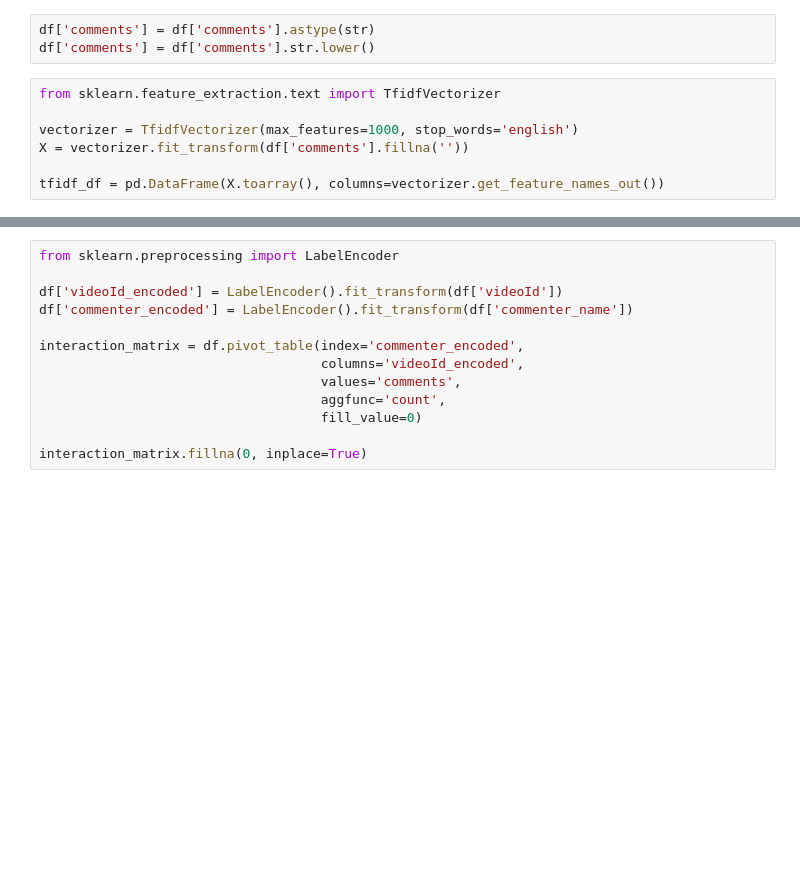
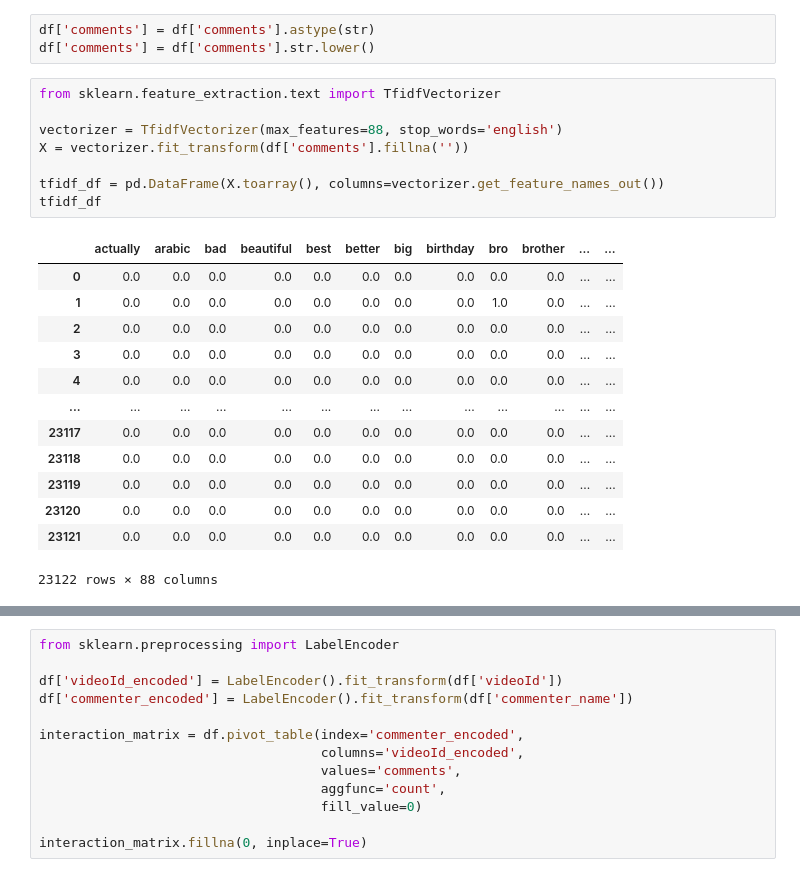
Before and after one commit to Shyam414/YT_Data, a Jupyter notebook: NLP.ipynb, the cells around one changed output, grey strips where cells are left out. Drawn from its saved outputs; the diff is of its cells as text; blank space fills up the shorter version.

```diff
--- a/NLP.ipynb
+++ b/NLP.ipynb
@@ -23,10 +23,25 @@ df['comments'] = df['comments'].str.lower()
 # %%
 from sklearn.feature_extraction.text import TfidfVectorizer
 
-vectorizer = TfidfVectorizer(max_features=1000, stop_words='english')
+vectorizer = TfidfVectorizer(max_features=88, stop_words='english')
 X = vectorizer.fit_transform(df['comments'].fillna(''))
 
 tfidf_df = pd.DataFrame(X.toarray(), columns=vectorizer.get_feature_names_out())
+tfidf_df
+# %% [output]
+|  | actually | arabic | bad | beautiful | best | better | big | birthday | bro | brother | ... | ... |
+| 0 | 0.0 | 0.0 | 0.0 | 0.0 | 0.0 | 0.0 | 0.0 | 0.0 | 0.0 | 0.0 | ... | ... |
+| 1 | 0.0 | 0.0 | 0.0 | 0.0 | 0.0 | 0.0 | 0.0 | 0.0 | 1.0 | 0.0 | ... | ... |
+| 2 | 0.0 | 0.0 | 0.0 | 0.0 | 0.0 | 0.0 | 0.0 | 0.0 | 0.0 | 0.0 | ... | ... |
+| 3 | 0.0 | 0.0 | 0.0 | 0.0 | 0.0 | 0.0 | 0.0 | 0.0 | 0.0 | 0.0 | ... | ... |
+| 4 | 0.0 | 0.0 | 0.0 | 0.0 | 0.0 | 0.0 | 0.0 | 0.0 | 0.0 | 0.0 | ... | ... |
+| ... | ... | ... | ... | ... | ... | ... | ... | ... | ... | ... | ... | ... |
+| 23117 | 0.0 | 0.0 | 0.0 | 0.0 | 0.0 | 0.0 | 0.0 | 0.0 | 0.0 | 0.0 | ... | ... |
+| 23118 | 0.0 | 0.0 | 0.0 | 0.0 | 0.0 | 0.0 | 0.0 | 0.0 | 0.0 | 0.0 | ... | ... |
+| 23119 | 0.0 | 0.0 | 0.0 | 0.0 | 0.0 | 0.0 | 0.0 | 0.0 | 0.0 | 0.0 | ... | ... |
+| 23120 | 0.0 | 0.0 | 0.0 | 0.0 | 0.0 | 0.0 | 0.0 | 0.0 | 0.0 | 0.0 | ... | ... |
+| 23121 | 0.0 | 0.0 | 0.0 | 0.0 | 0.0 | 0.0 | 0.0 | 0.0 | 0.0 | 0.0 | ... | ... |
+23122 rows × 88 columns
 # %%
 import matplotlib.pyplot as plt
 from wordcloud import WordCloud
```
Also changed, not shown: parts of 5 cells of this notebook, 2 other files.
